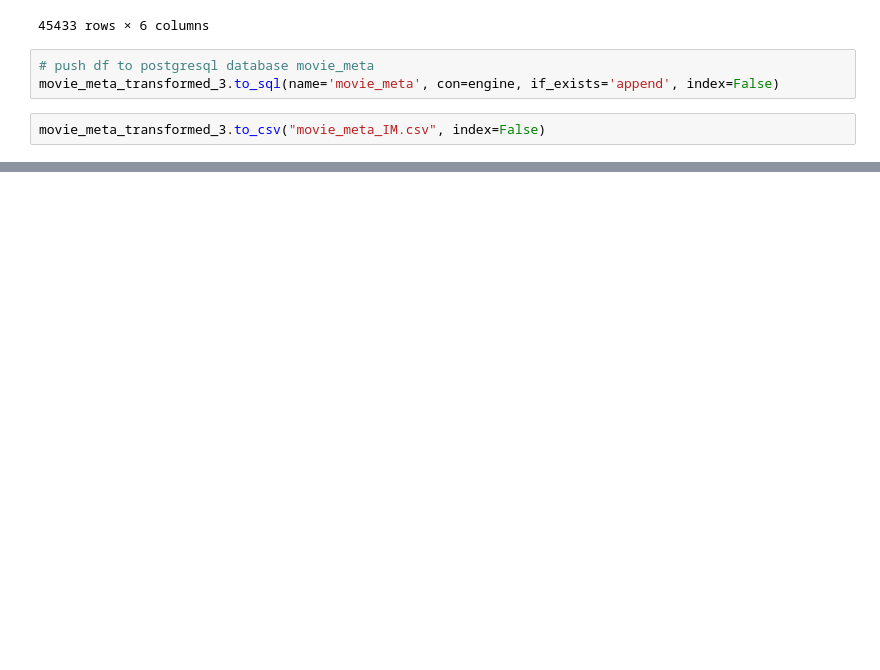
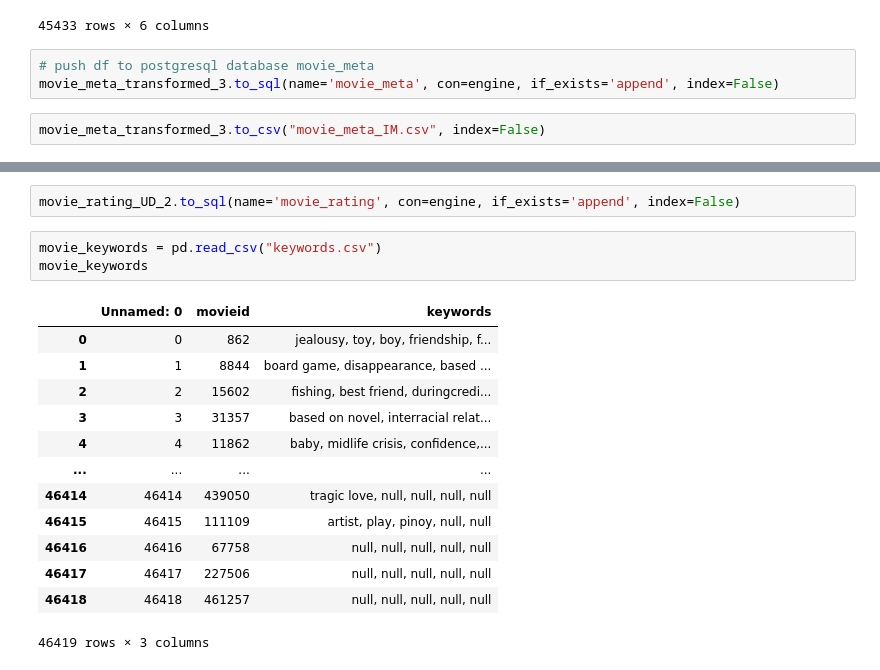
Before and after one commit to dany-roman/project_2, a Jupyter notebook: movielens_database_IM.ipynb, the cells around one changed output, grey strips where cells are left out. Cells and saved outputs as stored; diff of their text form; blank space fills up the shorter version.

```diff
--- a/movielens_database_IM.ipynb
+++ b/movielens_database_IM.ipynb
@@ -361,0 +412,19 @@ movie_meta_transformed_3.to_csv("movie_meta_IM.csv", index=False)
+# %%
+movie_rating_UD_2.to_sql(name='movie_rating', con=engine, if_exists='append', index=False)
+# %%
+movie_keywords = pd.read_csv("keywords.csv")
+movie_keywords
+# %% [output]
+|  | Unnamed: 0 | movieid | keywords |
+| 0 | 0 | 862 | jealousy, toy, boy, friendship, f... |
+| 1 | 1 | 8844 | board game, disappearance, based ... |
+| 2 | 2 | 15602 | fishing, best friend, duringcredi... |
+| 3 | 3 | 31357 | based on novel, interracial relat... |
+| 4 | 4 | 11862 | baby, midlife crisis, confidence,... |
+| ... | ... | ... | ... |
+| 46414 | 46414 | 439050 | tragic love, null, null, null, null |
+| 46415 | 46415 | 111109 | artist, play, pinoy, null, null |
+| 46416 | 46416 | 67758 | null, null, null, null, null |
+| 46417 | 46417 | 227506 | null, null, null, null, null |
+| 46418 | 46418 | 461257 | null, null, null, null, null |
+46419 rows × 3 columns
```
Also changed, not shown: parts of 10 cells of this notebook, 1 other file.
